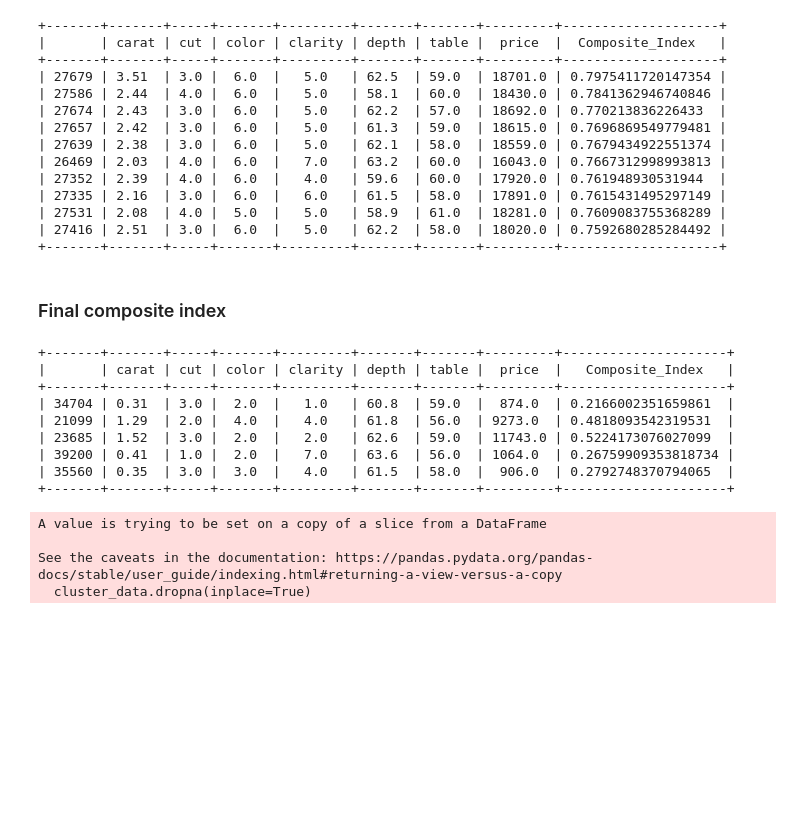
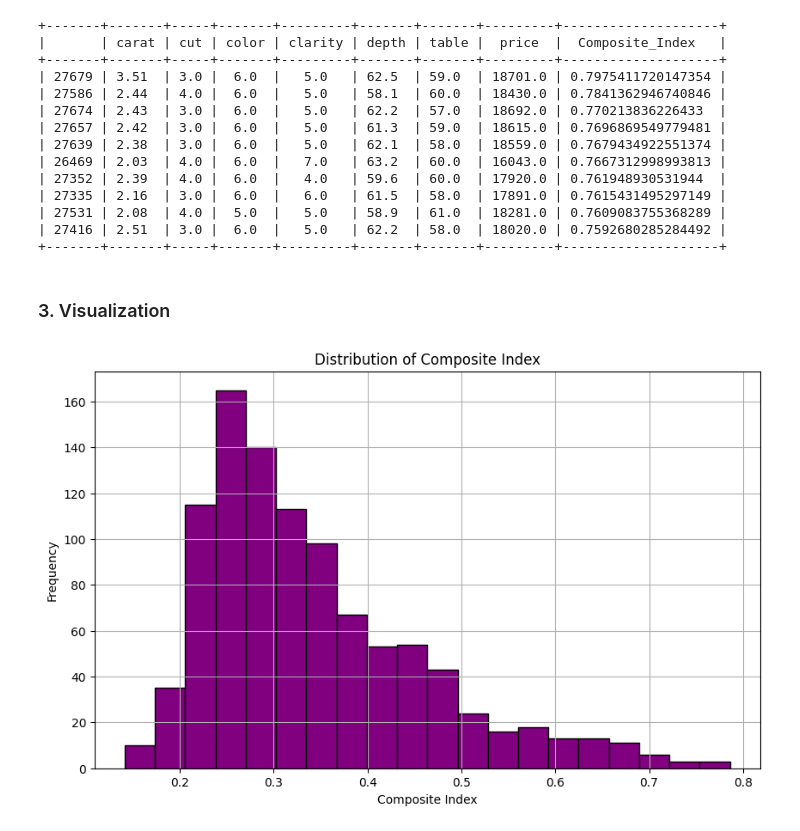
Before and after one commit to y-xing01/DAV_CA1, a Jupyter notebook: diamonds.ipynb, the cells around one changed output. Drawn from its saved outputs; the diff is of its cells as text; code cells hidden in the pictures; blank space fills up the shorter version.

Commit message:
:boom: Plot charts for Composite Index Distribution and Top 10 Diamonds

```diff
--- a/diamonds.ipynb
+++ b/diamonds.ipynb
@@ -942,47 +986,18 @@ print(tabulate(top_10_diamonds[['carat', 'cut', 'color', 'clarity', 'depth', 'ta
 | 27531 | 2.08  | 4.0 |  5.0  |   5.0   | 58.9  | 61.0  | 18281.0 | 0.7609083755368289 |
 | 27416 | 2.51  | 3.0 |  6.0  |   5.0   | 62.2  | 58.0  | 18020.0 | 0.7592680285284492 |
 +-------+-------+-----+-------+---------+-------+-------+---------+--------------------+
-# %% [markdown]
-### Final composite index
-# %%
-# Select relevant columns
-relevant_columns = ['carat', 'cut', 'color', 'clarity', 'depth', 'table', 'price']
-cluster_data = data[relevant_columns]
-
-# Drop any rows with missing values
-cluster_data.dropna(inplace=True)
-
-# Select only 1000 samples
-cluster_data = cluster_data.sample(n=1000, random_state=42)
-
-# Normalize the data
-normalized_data = (cluster_data - cluster_data.min()) / (cluster_data.max() - cluster_data.min())
-
-# Define weights for each column
-weights = np.array([0.1, 0.1, 0.1, 0.1, 0.1, 0.1, 0.4])
-
-# Calculate Sub-Indicators
-sub_indicators = normalized_data * weights.reshape(1, -1)
-
-# Aggregate Sub-Indicators
-composite_index = sub_indicators.sum(axis=1)
-
-# Add the composite index to the DataFrame
-cluster_data['Composite_Index'] = composite_index
-
-# Display the DataFrame with the composite index
-print(tabulate(cluster_data.head(), headers='keys', tablefmt='pretty'))
-# %% [output]
-+-------+-------+-----+-------+---------+-------+-------+---------+---------------------+
-|       | carat | cut | color | clarity | depth | table |  price  |   Composite_Index   |
-+-------+-------+-----+-------+---------+-------+-------+---------+---------------------+
-| 34704 | 0.31  | 3.0 |  2.0  |   1.0   | 60.8  | 59.0  |  874.0  | 0.2166002351659861  |
-| 21099 | 1.29  | 2.0 |  4.0  |   4.0   | 61.8  | 56.0  | 9273.0  | 0.4818093542319531  |
-| 23685 | 1.52  | 3.0 |  2.0  |   2.0   | 62.6  | 59.0  | 11743.0 | 0.5224173076027099  |
-| 39200 | 0.41  | 1.0 |  2.0  |   7.0   | 63.6  | 56.0  | 1064.0  | 0.26759909353818734 |
-| 35560 | 0.35  | 3.0 |  3.0  |   4.0   | 61.5  | 58.0  |  906.0  | 0.2792748370794065  |
-+-------+-------+-----+-------+---------+-------+-------+---------+---------------------+
-A value is trying to be set on a copy of a slice from a DataFrame
-
-See the caveats in the documentation: https://pandas.pydata.org/pandas-docs/stable/user_guide/indexing.html#returning-a-view-versus-a-copy
-  cluster_data.dropna(inplace=True)
+# %% [markdown]
+### 3. Visualization
+# %%
+import matplotlib.pyplot as plt
+
+# Plot the final composite index
+plt.figure(figsize=(10, 6))
+plt.hist(cluster_data['Composite_Index'], bins=20, color=(0.5, 0, 0.5), edgecolor='black')
+plt.xlabel('Composite Index')
+plt.ylabel('Frequency')
+plt.title('Distribution of Composite Index')
+plt.grid(True)
+plt.show()
+# %% [output]
+[figure, added]
```
Also changed, not shown: parts of 4 cells of this notebook.
